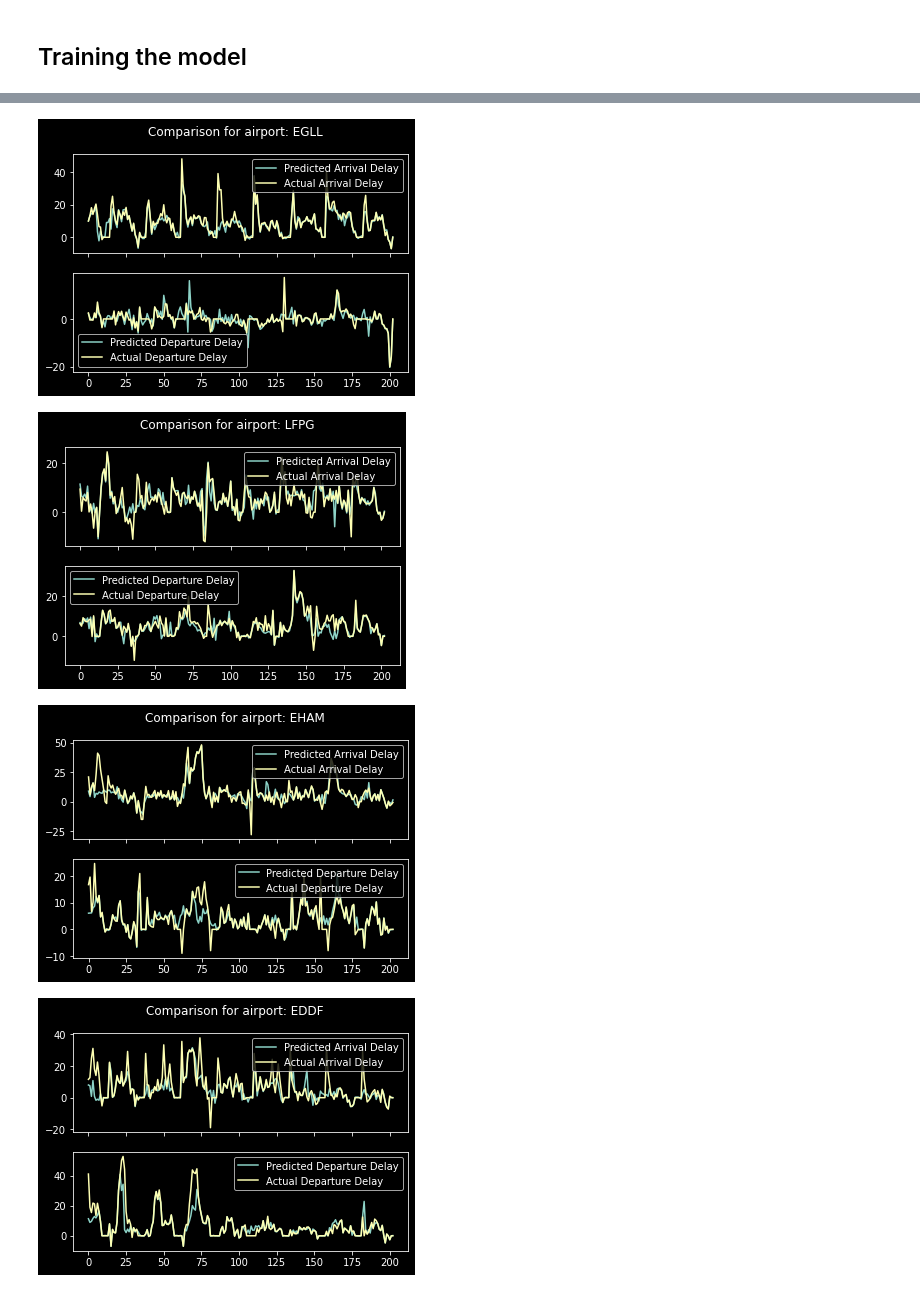
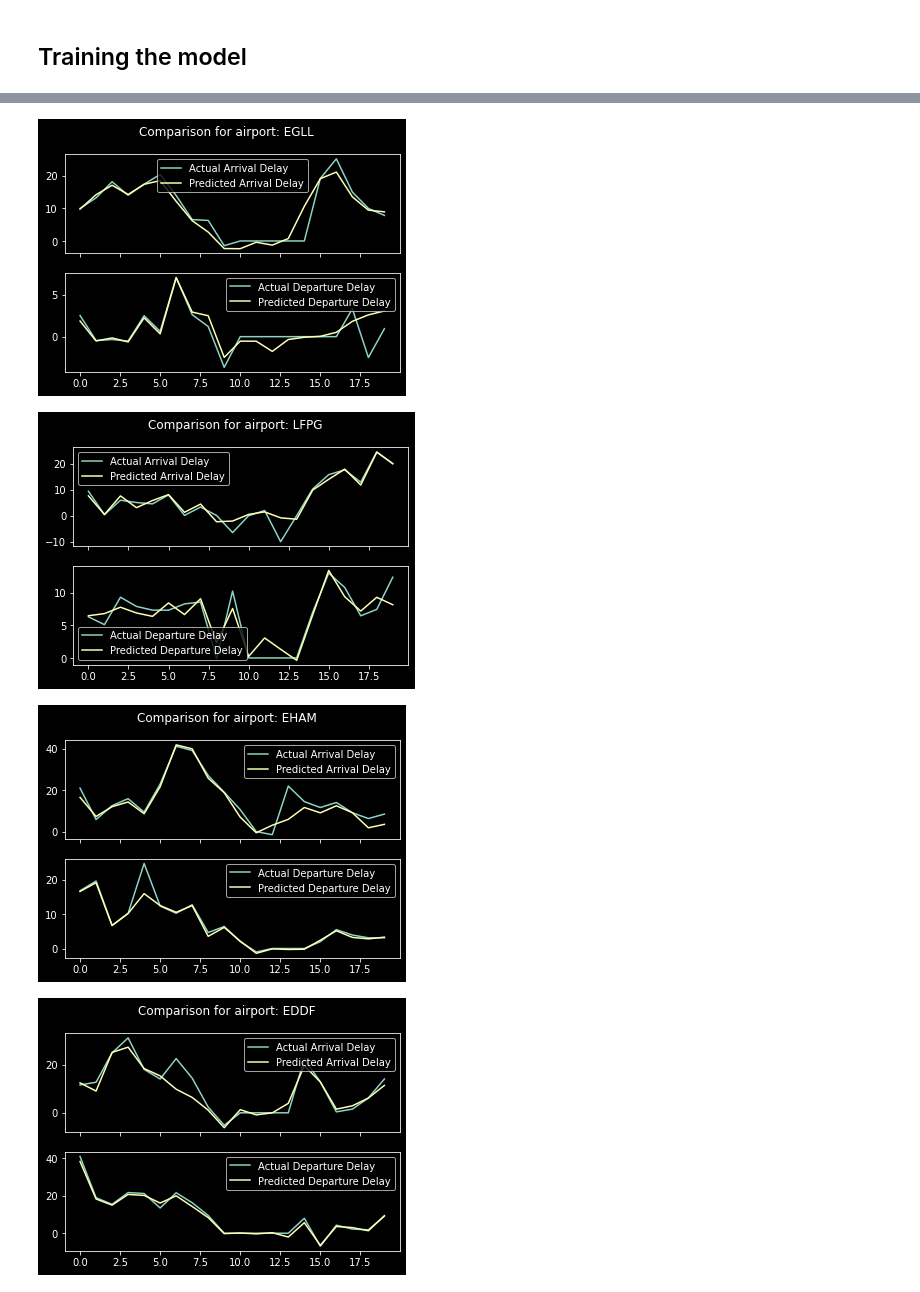
Before and after one commit to junzis/atdelay, a Jupyter notebook: kerasexp_1D.ipynb, the cells around one changed output, grey strips where cells are left out. Saved outputs shown, nothing was run; the diff lists cells and outputs as text; code cells hidden in the pictures.

```diff
--- a/kerasexp_1D.ipynb
+++ b/kerasexp_1D.ipynb
@@ -347,11 +349,12 @@ class LSTMGC(layers.Layer):
             }
         self.graph_conv = GraphConv(in_feat, out_feat, graph_info, **graph_conv_params)
 
-        self.lstm1 = layers.LSTM(lstm_units, return_sequences=True, activation="relu")
-        self.lstm2 = layers.LSTM(lstm_units, activation="relu")
+        self.lstm1 = layers.LSTM(lstm_units, return_sequences=True, activation="tanh")
+        self.lstm2 = layers.LSTM(lstm_units, activation="tanh")
         # self.dense = layers.Dense(output_seq_len)
         self.dense = layers.Dense(2)
-        self.denseThick = layers.Dense(32)
+        self.denseThick = layers.Dense(48)
+        self.denseThick2 = layers.Dense(32)
 
         self.input_seq_len, self.output_seq_len = input_seq_len, output_seq_len
 
@@ -383,11 +386,12 @@ class LSTMGC(layers.Layer):
         # LSTM takes only 3D tensors as input
         gcn_out = tf.reshape(gcn_out, (batch_size * num_nodes, input_seq_len, out_feat))
         # print(f"The input shape for the LSTM is {gcn_out}")
-        # lstm1_hi = self.lstm1(gcn_out)  # lstm_out has shape: (batch_size * num_nodes, lstm_units)
-        lstm2_hi = self.lstm2(gcn_out)  # lstm_out has shape: (batch_size * num_nodes, lstm_units)
+        lstm1_hi = self.lstm1(gcn_out)  # lstm_out has shape: (batch_size * num_nodes, lstm_units)
+        lstm2_hi = self.lstm2(lstm1_hi)  # lstm_out has shape: (batch_size * num_nodes, lstm_units)
         print(f"The LSTM output shape  = {lstm2_hi}")
         dense_1 = self.denseThick(lstm2_hi)
-        dense_output = self.dense(dense_1)
+        dense_2 = self.denseThick2(dense_1)
+        dense_output = self.dense(dense_2)
         # print(f"The Dense has output shape {dense_output}")  # dense_output has shape: (batch_size * num_nodes, output_seq_len)
         # output = tf.reshape(dense_output, (num_nodes, batch_size, self.output_seq_len))
         output = tf.reshape(dense_output, (2*num_nodes, batch_size, 1))
@@ -437,10 +441,4 @@ model.compile(
 )
 
 model.summary()
-history = model.fit(
-    test_dataset,
-    validation_data=test_dataset,
-    epochs=epochs,
-    callbacks=[keras.callbacks.EarlyStopping(patience=400)],
-)
 # %% [output]
@@ -463,0 +459,7 @@ Epoch 400/400
+# %%
+history = model.fit(
+    test_dataset,
+    validation_data=test_dataset,
+    epochs=epochs,
+    callbacks=[keras.callbacks.EarlyStopping(patience=200)],
+)
@@ -471,25 +491,27 @@ plt.show()
 # %%
-ypredFull = model.predict(test_dataset, verbose=1)[:,0,:]
-yactualFull = Ytest[14::,:]
+ypredFull = model.predict(test_dataset, verbose=1)[:20,0,:]
+yactualFull = Ytest[14:34:,:]
 print(ypredFull.shape)
 print(yactualFull.shape)
 
+mae = mean_absolute_error(ypredFull, yactualFull)
+print(f'Test MAE: {mae}')
+
 # plt.plot(ypredFull)
 # plt.plot(yactualFull)
-airport_index = 0
+
 def plotComparison(airport_index, ypredFull=ypredFull, yactualFull=yactualFull):
     fig, axs = plt.subplots(2, 1, sharex=True, num=airport_index)
+    axs[0].plot(yactualFull[:, 0+airport_index], label="Actual Arrival Delay")
+    axs[1].plot(yactualFull[:, len(airports)+airport_index], label="Actual Departure Delay")
     axs[0].plot(ypredFull[:, 0+airport_index], label="Predicted Arrival Delay")
-    axs[1].plot(ypredFull[:, 10+airport_index], label="Predicted Departure Delay")
-    axs[0].plot(yactualFull[:, 0+airport_index], label="Actual Arrival Delay")
-    axs[1].plot(yactualFull[:, 10+airport_index], label="Actual Departure Delay")
+    axs[1].plot(ypredFull[:, len(airports)+airport_index], label="Predicted Departure Delay")
     axs[0].legend()
     axs[1].legend()
     plt.suptitle(f"Comparison for airport: {airports[airport_index]}")
 
 for airportidx in range(0,len(airports)):
     plotComparison(airportidx)
-# plotComparison(2)
+
 plt.show()
-# # graphData.visualiseGraph(timeSlice)
 # %% [output]
@@ -500,4 +522,4 @@ The LSTM output shape  = Tensor("model_26/lstmgc_28/lstm_40/strided_slice_3:0",
-[figure, old version]
+[figure, new version]
-[figure, old version]
+[figure, new version]
-[figure, old version]
+[figure, new version]
-[figure, old version]
+[figure, new version]
```
Also changed, not shown: parts of 5 cells of this notebook.
